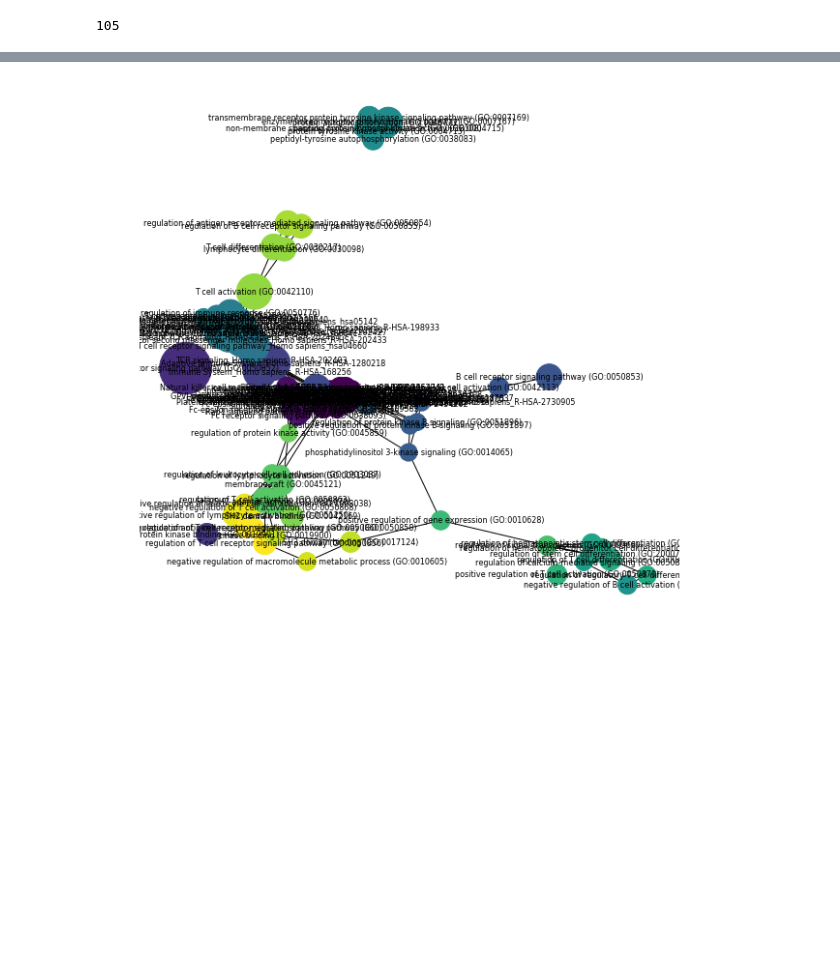
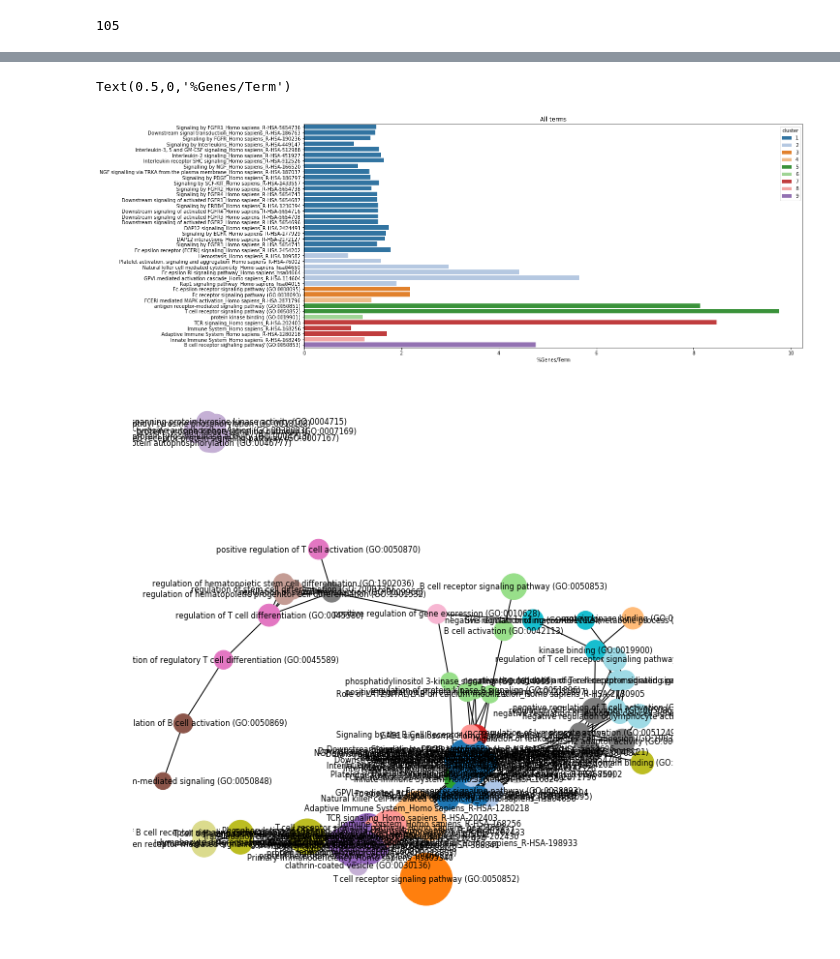
Before and after one commit to Benja1972/bioinformatics, a Jupyter notebook: EnrichrLib_tutorial.ipynb, the cells around one changed output, grey strips where cells are left out. Saved outputs shown, nothing was run; the diff lists cells and outputs as text; code cells hidden in the pictures; blank space fills up the shorter version.

```diff
--- a/EnrichrLib_tutorial.ipynb
+++ b/EnrichrLib_tutorial.ipynb
@@ -113,11 +116,25 @@ Text(0.5,1,'All terms')
+# %%
+f, ax = plt.subplots(figsize=(18.5, 8.5))
+sns.barplot(y=ds.index,
+            x='ass_genes_percnt',
+            ax = ax,
+            hue ='cluster',
+            dodge=False,
+            data = ds,
+            palette = cm)
+ax.set_title('All terms')
+ax.set_xlabel('%Genes/Term')
+# %% [output]
+Text(0.5,0,'%Genes/Term')
+[figure, added]
 # %%
 #%matplotlib
 plt.ioff()
 
 ## Graph and network
-nt, nt_tb, G = erl.make_graph(gl, enrr, draw=True)
+nt, nt_tb, G = erl.make_graph(gl, enrr, draw=True, palette=cm)
 # %% [output]
-[figure, old version]
+[figure, new version]
 # %% [markdown]
 ![title](im/React2016_EnrichTest_net.png)
 # %% [markdown]
```
Also changed, not shown: parts of 5 cells of this notebook, 1 other file.
